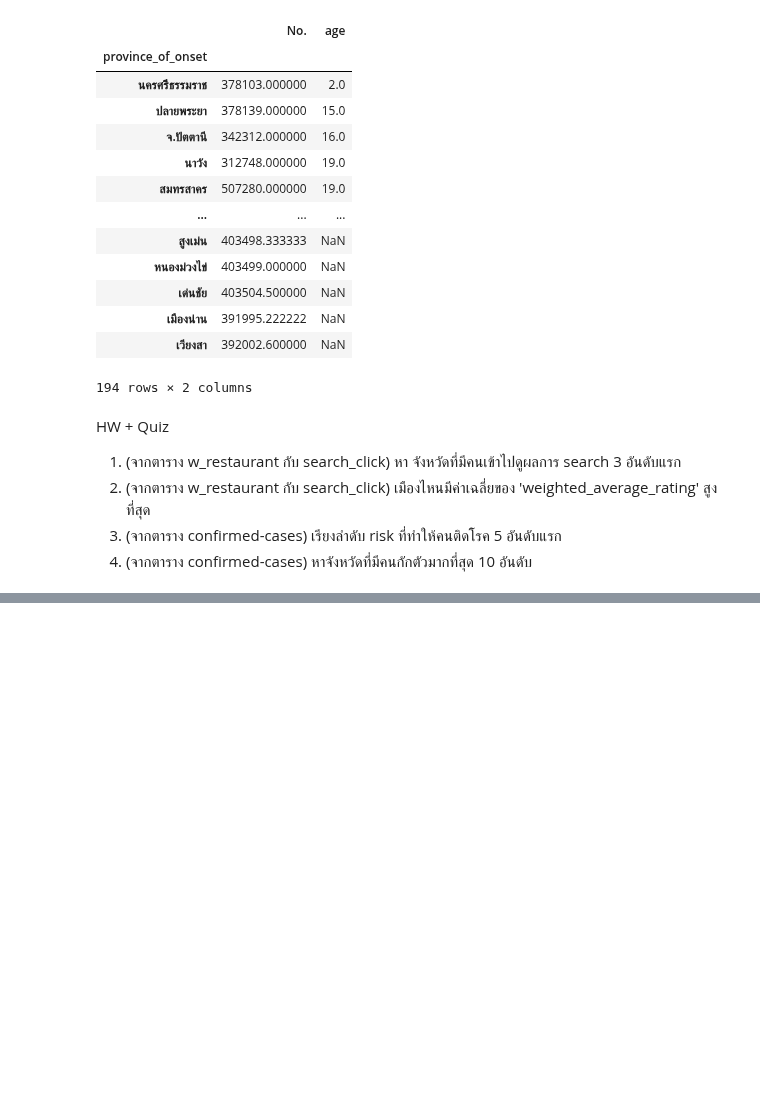
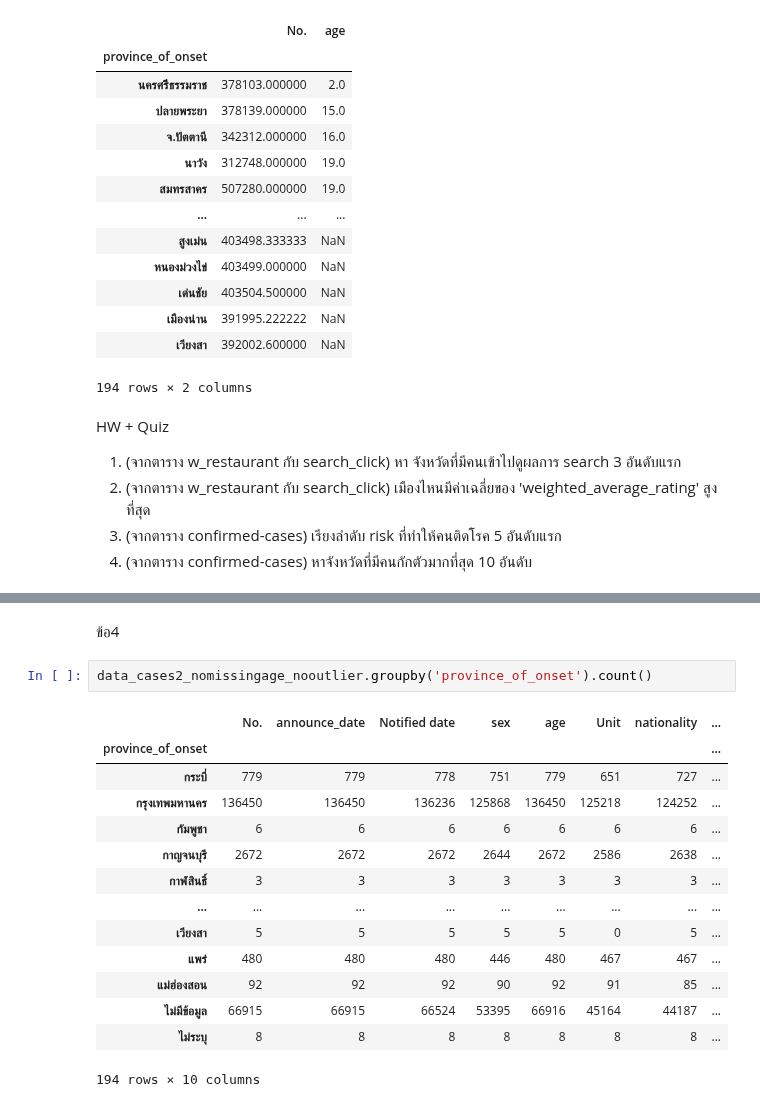
Before and after one commit to Chanakarn06/DWDM21, a Jupyter notebook: Data_Preprocessing(Chapter_3).ipynb, the cells around one changed output, grey strips where cells are left out. Drawn from its saved outputs; the diff is of its cells as text; blank space fills up the shorter version.

```diff
--- a/Data_Preprocessing(Chapter_3).ipynb
+++ b/Data_Preprocessing(Chapter_3).ipynb
@@ -1474,0 +1618,19 @@ merged_table.groupby('city_name').count().sort_values(by=['search_id'],ascending
+# %% [markdown]
+ข้อ4
+# %%
+data_cases2_nomissingage_nooutlier.groupby('province_of_onset').count()
+# %% [output]
+|  | No. | announce_date | Notified date | sex | age | Unit | nationality | ... |
+| province_of_onset |  |  |  |  |  |  |  | ... |
+| กระบี่ | 779 | 779 | 778 | 751 | 779 | 651 | 727 | ... |
+| กรุงเทพมหานคร | 136450 | 136450 | 136236 | 125868 | 136450 | 125218 | 124252 | ... |
+| กัมพูชา | 6 | 6 | 6 | 6 | 6 | 6 | 6 | ... |
+| กาญจนบุรี | 2672 | 2672 | 2672 | 2644 | 2672 | 2586 | 2638 | ... |
+| กาฬสินธิ์ | 3 | 3 | 3 | 3 | 3 | 3 | 3 | ... |
+| ... | ... | ... | ... | ... | ... | ... | ... | ... |
+| เวียงสา | 5 | 5 | 5 | 5 | 5 | 0 | 5 | ... |
+| แพร่ | 480 | 480 | 480 | 446 | 480 | 467 | 467 | ... |
+| แม่ฮ่องสอน | 92 | 92 | 92 | 90 | 92 | 91 | 85 | ... |
+| ไม่มีข้อมูล | 66915 | 66915 | 66524 | 53395 | 66916 | 45164 | 44187 | ... |
+| ไม่ระบุ | 8 | 8 | 8 | 8 | 8 | 8 | 8 | ... |
+194 rows × 10 columns
```
Also changed, not shown: parts of 18 cells of this notebook.
